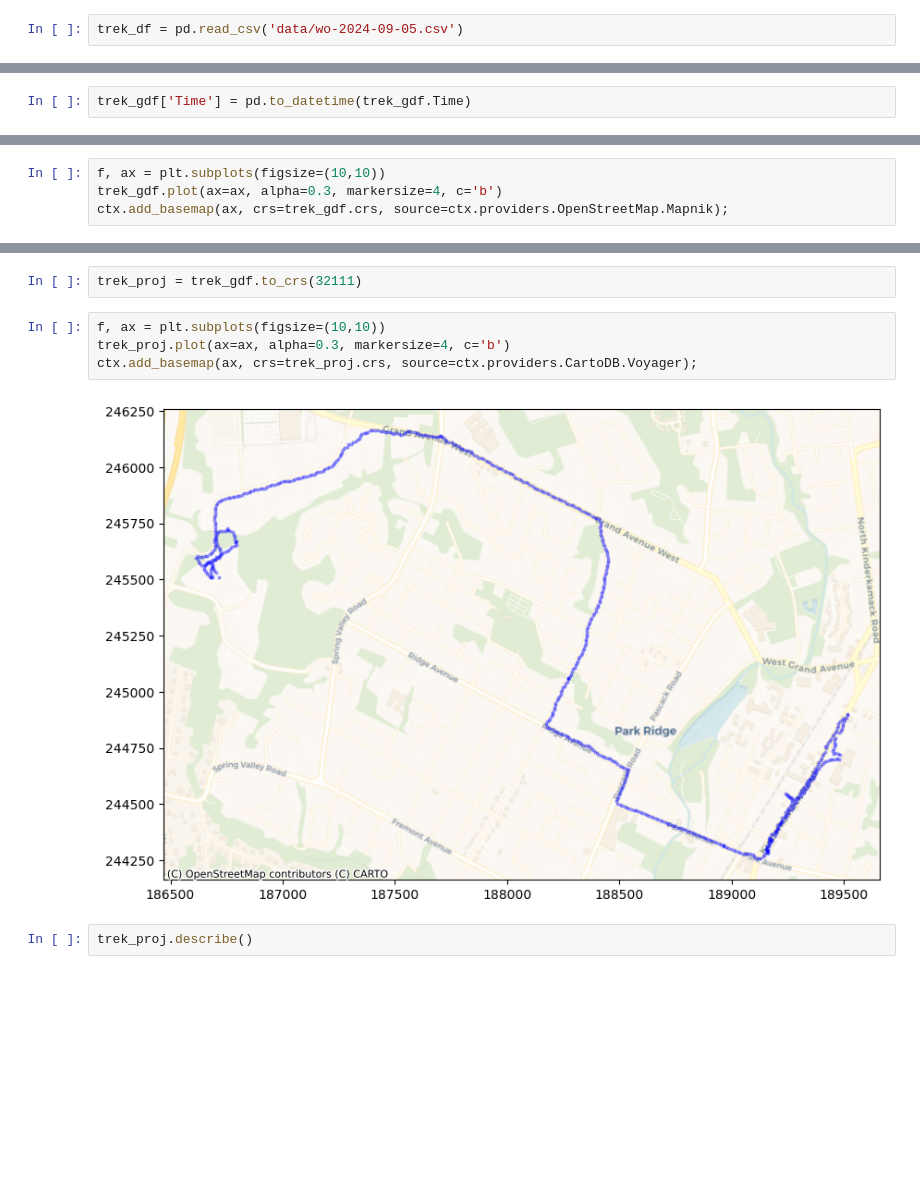
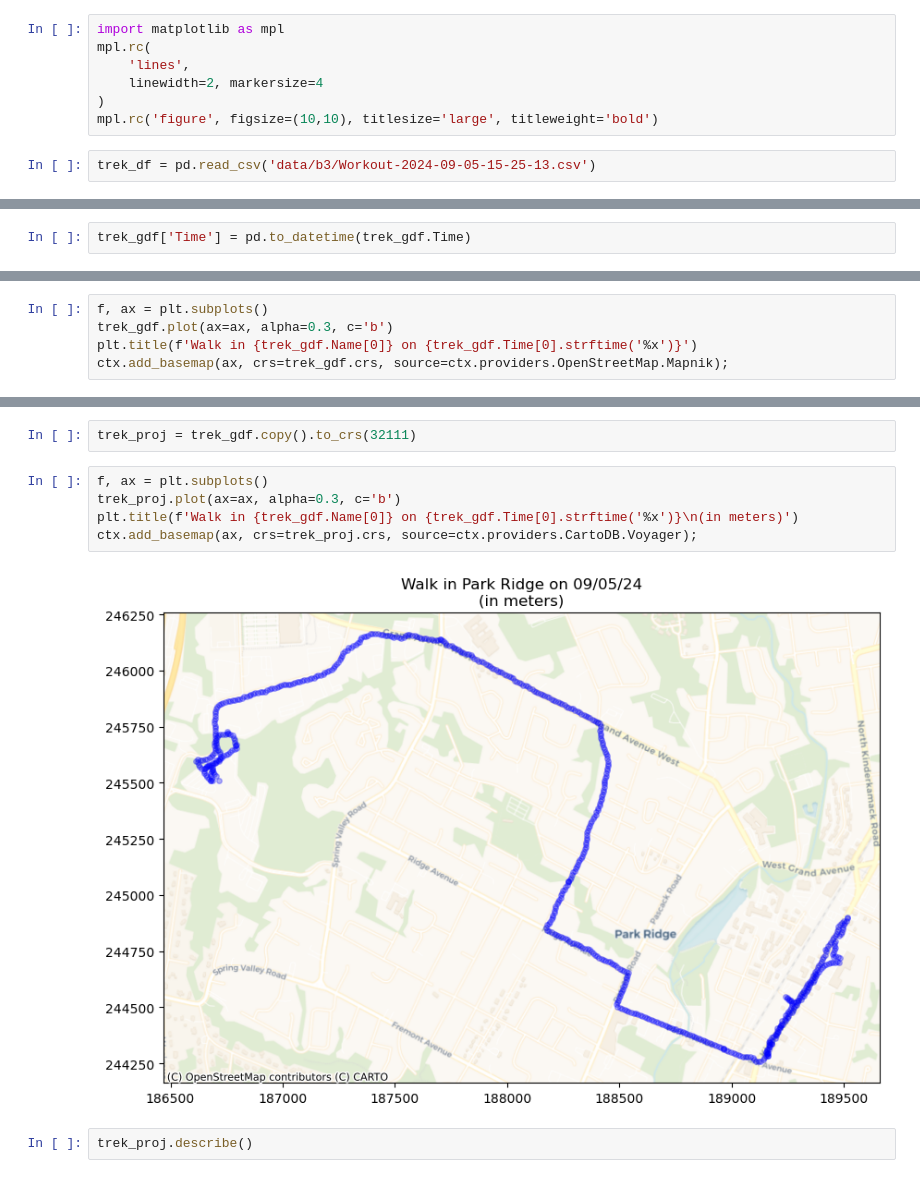
Before and after one commit to biscotty666/GPX, a Jupyter notebook: GPXTrekking.ipynb, the cells around one changed output, grey strips where cells are left out. Saved outputs shown, nothing was run; the diff lists cells and outputs as text; blank space fills up the shorter version.

```diff
--- a/GPXTrekking.ipynb
+++ b/GPXTrekking.ipynb
@@ -12,8 +12,15 @@ import matplotlib.pyplot as plt
 import seaborn as sns
 from statsmodels.nonparametric.smoothers_lowess import lowess
 from shapely import LineString
+# %%
+import matplotlib as mpl
+mpl.rc(
+    'lines',
+    linewidth=2, markersize=4
+)
+mpl.rc('figure', figsize=(10,10), titlesize='large', titleweight='bold')
 # %%
-trek_df = pd.read_csv('data/wo-2024-09-05.csv')
+trek_df = pd.read_csv('data/b3/Workout-2024-09-05-15-25-13.csv')
 # %%
 trek_df.iloc[0]
 # %% [output]
@@ -67,5 +84,6 @@ trek_gdf['Time'] = pd.to_datetime(trek_gdf.Time)
 # %%
-f, ax = plt.subplots(figsize=(10,10))
-trek_gdf.plot(ax=ax, alpha=0.3, markersize=4, c='b')
+f, ax = plt.subplots()
+trek_gdf.plot(ax=ax, alpha=0.3, c='b')
+plt.title(f'Walk in {trek_gdf.Name[0]} on {trek_gdf.Time[0].strftime('%x')}')
 ctx.add_basemap(ax, crs=trek_gdf.crs, source=ctx.providers.OpenStreetMap.Mapnik);
 # %% [output]
@@ -73,11 +91,12 @@ ctx.add_basemap(ax, crs=trek_gdf.crs, source=ctx.providers.OpenStreetMap.Mapnik)
 # %%
-trek_proj = trek_gdf.to_crs(32111)
+trek_proj = trek_gdf.copy().to_crs(32111)
 # %%
-f, ax = plt.subplots(figsize=(10,10))
-trek_proj.plot(ax=ax, alpha=0.3, markersize=4, c='b')
+f, ax = plt.subplots()
+trek_proj.plot(ax=ax, alpha=0.3, c='b')
+plt.title(f'Walk in {trek_gdf.Name[0]} on {trek_gdf.Time[0].strftime('%x')}\n(in meters)')
 ctx.add_basemap(ax, crs=trek_proj.crs, source=ctx.providers.CartoDB.Voyager);
 # %% [output]
-[figure, old version]
+[figure, new version]
 # %%
 trek_proj.describe()
 # %% [output]
```
Also changed, not shown: parts of 13 cells of this notebook, 5 other files.
